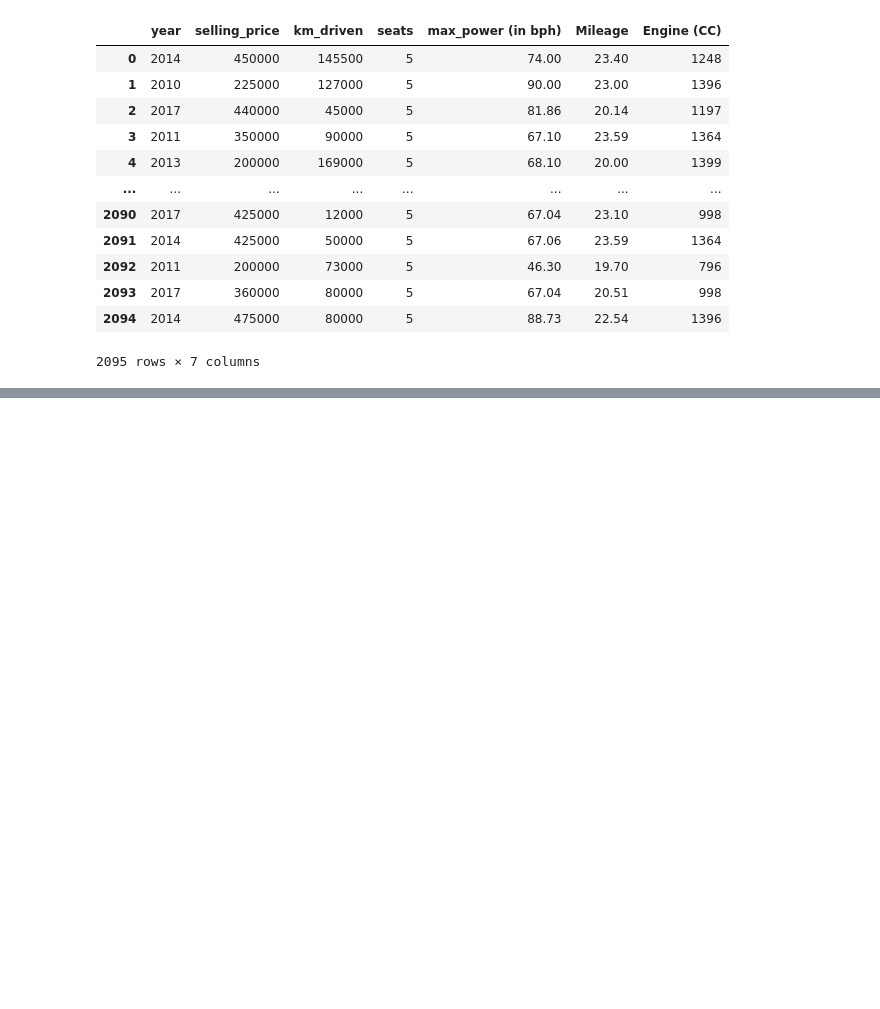
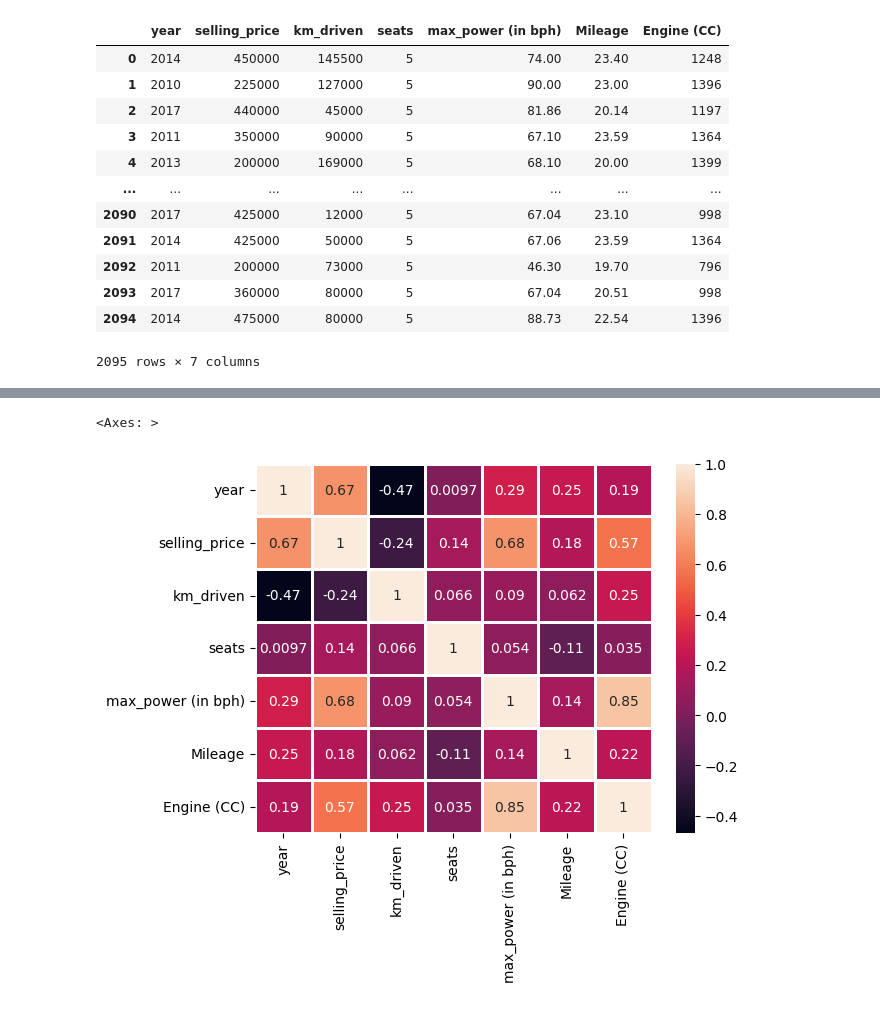
Before and after one commit to RodHub97/Jupyter, a Jupyter notebook: Matriz de correlacion.ipynb, the cells around one changed output, grey strips where cells are left out. Drawn from its saved outputs; the diff is of its cells as text; code cells hidden in the pictures; blank space fills up the shorter version.

```diff
--- a/Matriz de correlacion.ipynb
+++ b/Matriz de correlacion.ipynb
@@ -54,0 +76,6 @@ sns.scatterplot(data=person, x='Engine (CC)', y='selling_price')
+# %%
+#Cambio de color
+sns.heatmap(pearson, annot=True, linewidths=1)
+# %% [output]
+<Axes: >
+[figure, added]
```
Also changed, not shown: parts of 9 cells of this notebook.
